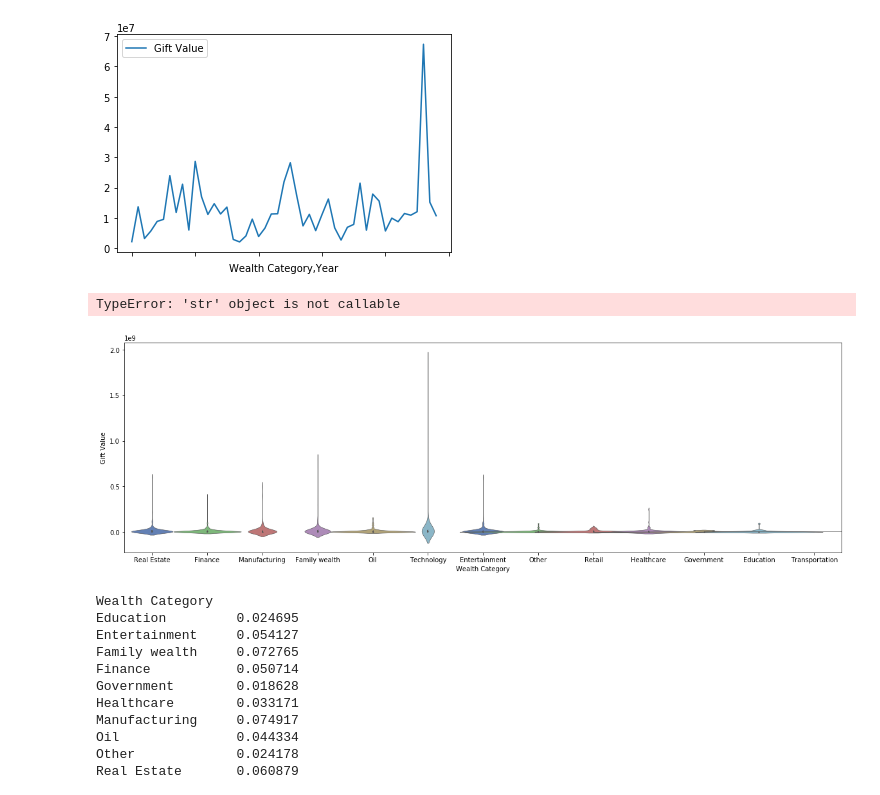
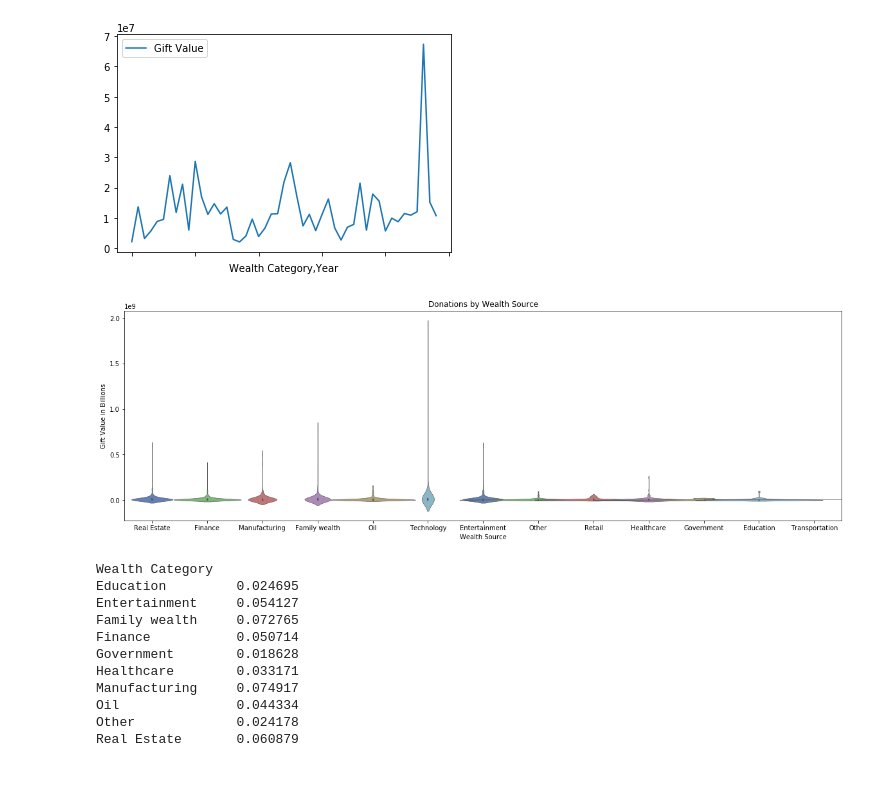
Before and after one commit to kjwunderlich/project-one---sphinx, a Jupyter notebook: Philanthropy_Data_Analysis.ipynb, the cells around one changed output. Saved outputs shown, nothing was run; the diff lists cells and outputs as text; code cells hidden in the pictures.

```diff
--- a/Philanthropy_Data_Analysis.ipynb
+++ b/Philanthropy_Data_Analysis.ipynb
@@ -172,18 +172,19 @@ dfinal = dfinal.dropna(how='any')
 # %%
 #Violin Plot to show correlation with wealth category and value of donations
 fig,ax=plt.subplots(figsize=(20,6))
 
 ax2 = sns.violinplot(x='Wealth Category', y='Gift Value', data=dfinal, scale_hue=True, gridsize=100,
-               saturation=0.6, palette="muted", linewidth=.6, width=4, ax=ax, aspect=1)
+               saturation=0.6, palette="muted", linewidth=.6, width=4, ax=ax)
 
-plt.title("Violin Chart of Donations by Wealth Category 2015 to 2018")
-plt.xlabel("Gift Value in Billions")
 
+plt.xlabel("Wealth Source")
+plt.ylabel("Gift Value in Billions")
+
+ax2.set_title("Donations by Wealth Source")
 plt.savefig("Violin Chart of Donations.png")
 plt.show()
 # %% [output]
-TypeError: 'str' object is not callable
-[figure, old version]
+[figure, new version]
 # %%
 # Create a group based on the values in the 'wealth category' column
 wealth_grp =new_df.groupby('Wealth Category')
```
Also changed, not shown: parts of 1 cell of this notebook.
